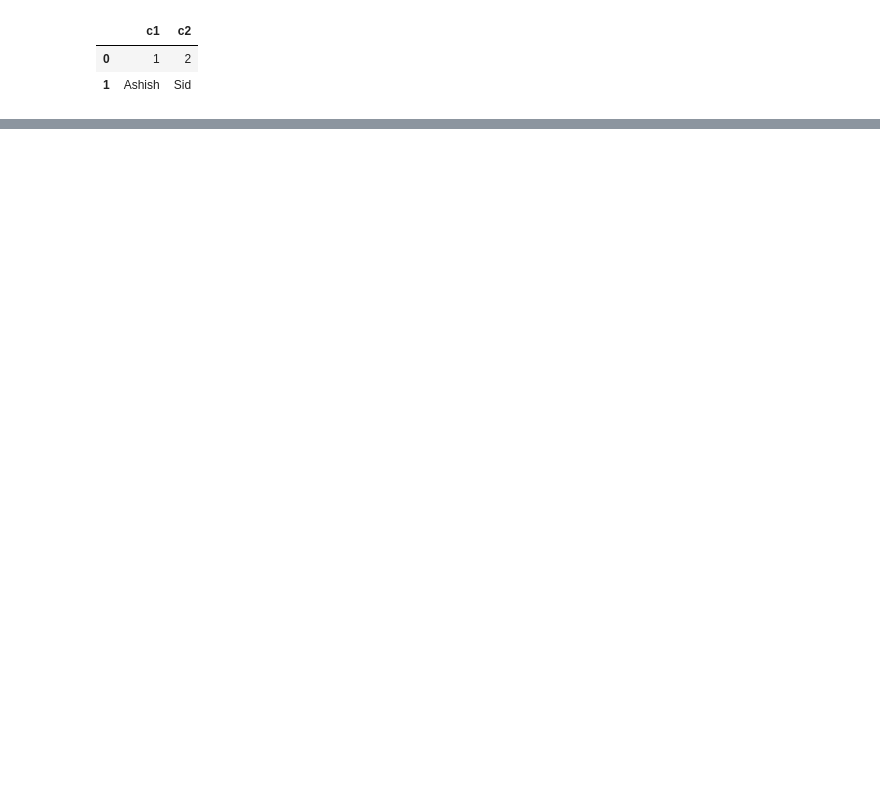
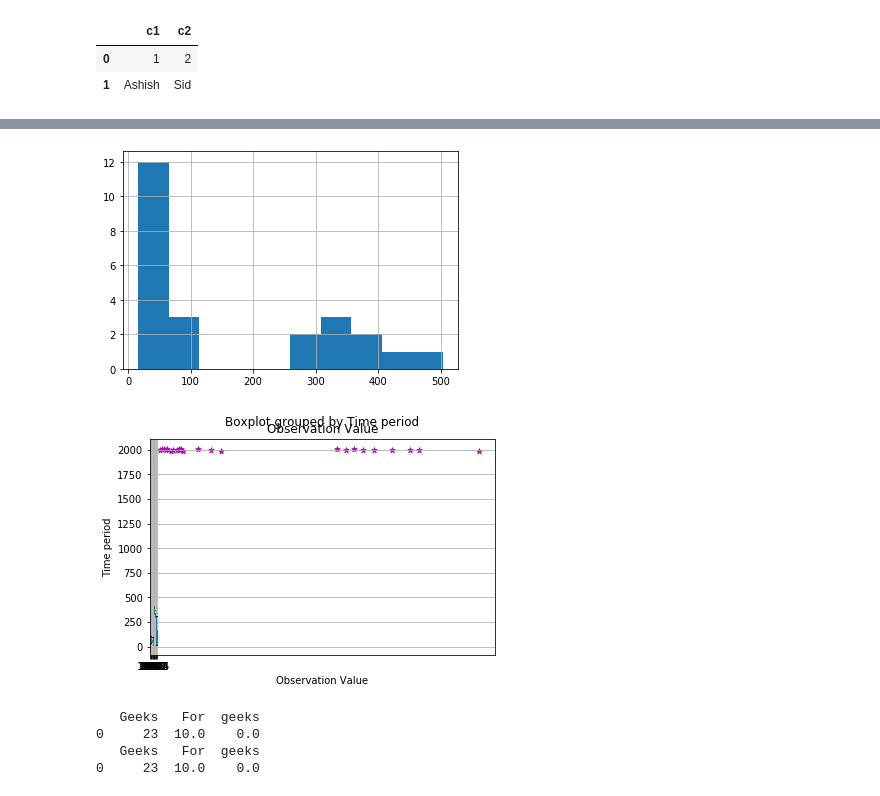
Before and after one commit to srianeesh328/Geeks, a Jupyter notebook: Geeks.ipynb, the cells around one changed output, grey strips where cells are left out. Drawn from its saved outputs; the diff is of its cells as text; code cells hidden in the pictures; blank space fills up the shorter version.

```diff
--- a/Geeks.ipynb
+++ b/Geeks.ipynb
@@ -89,0 +137,23 @@ KeyError: 'Observation Value'
+# %%
+# import the required module
+import matplotlib.pyplot as plt
+# plot a histogram
+df['Observation Value'].hist(bins=10)
+
+# shows presence of a lot of outliers/extreme values
+df.boxplot(column='Observation Value', by = 'Time period')
+
+# plotting points as a scatter plot
+x = df["Observation Value"]
+y = df["Time period"]
+plt.scatter(x, y, label= "stars", color= "m",
+            marker= "*", s=30)
+# x-axis label
+plt.xlabel('Observation Value')
+# frequency label
+plt.ylabel('Time period')
+# function to show the plot
+plt.show()
+# %% [output]
+[figure, added]
+[figure, added]
@@ -89,0 +177,26 @@ KeyError: 'Observation Value'
+# %%
+import pandas as pd
+import numpy as np
+# Create a DataFrame
+dframe = pd.DataFrame({'Geeks': [23, 24, 22],
+                       'For': [10, 12, np.nan],
+                       'geeks': [0, np.nan, np.nan]},
+                       columns =['Geeks', 'For', 'geeks'])
+
+# This will remove all the
+# rows with NAN values
+
+# If axis is not defined then
+# it is along rows i.e. axis = 0
+dframe.dropna(inplace = True)
+print(dframe)
+
+# if axis is equal to 1
+dframe.dropna(axis = 1, inplace = True)
+
+print(dframe)
+# %% [output]
+   Geeks   For  geeks
+0     23  10.0    0.0
+   Geeks   For  geeks
+0     23  10.0    0.0
```
Also changed, not shown: parts of 9 cells of this notebook.
